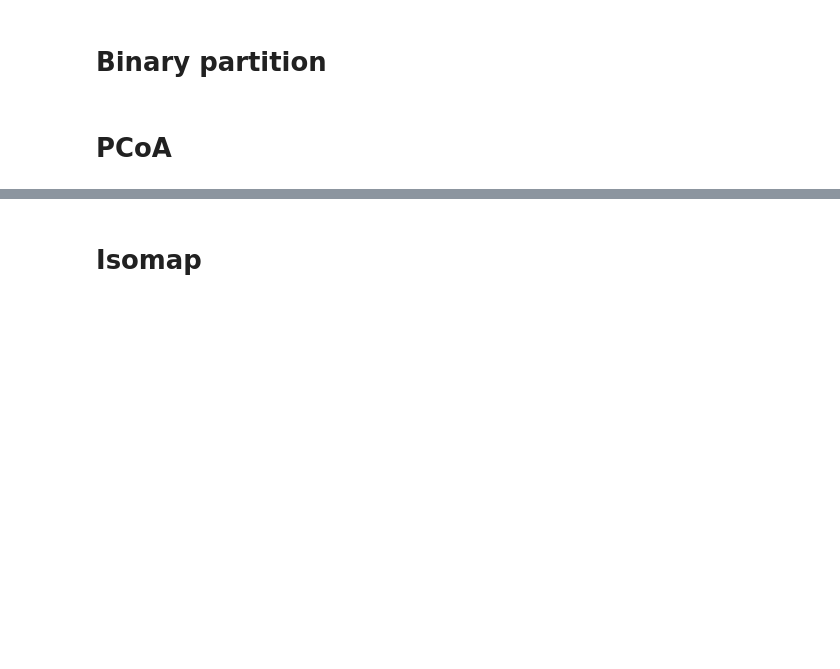
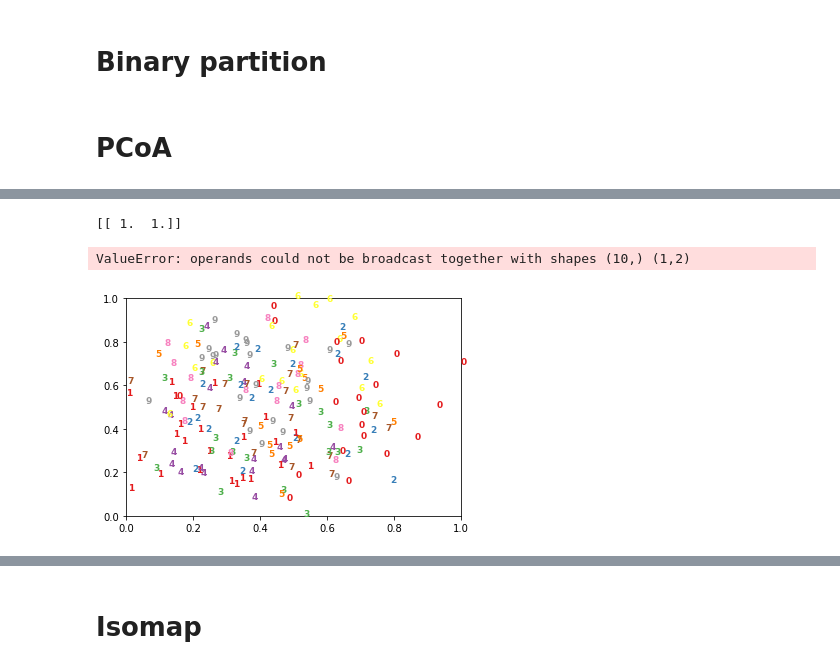
Before and after one commit to zerotosmthg/sciencedonnees, a Jupyter notebook: MNIST/mnistlab.ipynb, the cells around one changed output, grey strips where cells are left out. Saved outputs shown, nothing was run; the diff lists cells and outputs as text; code cells hidden in the pictures; blank space fills up the shorter version.

Commit message:
Add PCoA model.

```diff
--- a/MNIST/mnistlab.ipynb
+++ b/MNIST/mnistlab.ipynb
@@ -128,0 +187,46 @@ from sklearn.cluster import KMeans
+# %%
+# specifying the optimal number of components to be considered.
+n_comp = 10
+# %%
+# Scale and visualize the embedding vectors
+def plot_embedding(X, title=None):
+    x_min, x_max = np.min(X, 0), np.max(X, 0)
+    X = (X - x_min) / (x_max - x_min)
+
+    plt.figure()
+    ax = plt.subplot(111)
+    for i in range(X.shape[0]):
+        plt.text(X[i, 0], X[i, 1], str(y[i]),
+                 color=plt.cm.Set1(y[i] / 10.),
+                 fontdict={'weight': 'bold', 'size': 9})
+
+    if hasattr(offsetbox, 'AnnotationBbox'):
+        # only print thumbnails with matplotlib > 1.0
+        shown_images = np.array([[1., 1.]])  # just something big
+        print(shown_images)
+        for i in range(X.shape[0]):
+            dist = np.sum((X[i] - shown_images) ** 2, 1)
+            if np.min(dist) < 4e-3:
+                # don't show points that are too close
+                continue
+            shown_images = np.r_[shown_images, [X[i]]]
+            imagebox = offsetbox.AnnotationBbox(
+                offsetbox.OffsetImage(digits.images[i], cmap=plt.cm.gray_r),
+                X[i])
+            ax.add_artist(imagebox)
+    plt.xticks([]), plt.yticks([])
+    if title is not None:
+        plt.title(title)
+# %%
+# Fitting the PCoA model with the original similarity measure.
+
+y = y_train
+pcoa_norm = MDS(dissimilarity = 'precomputed', n_components=n_comp, n_init=3, max_iter=100)
+X_transf_norm = pcoa_norm.fit_transform(D,y_train[:n_batches])
+
+
+plot_embedding(X_transf_norm,"NORMALIZED - MDS embedding of the digits (time %.2fs)" ) #%(time() - t0)
+# %% [output]
+[[ 1.  1.]]
+ValueError: operands could not be broadcast together with shapes (10,) (1,2)
+[figure, added]
```
Also changed, not shown: parts of 10 cells of this notebook.
